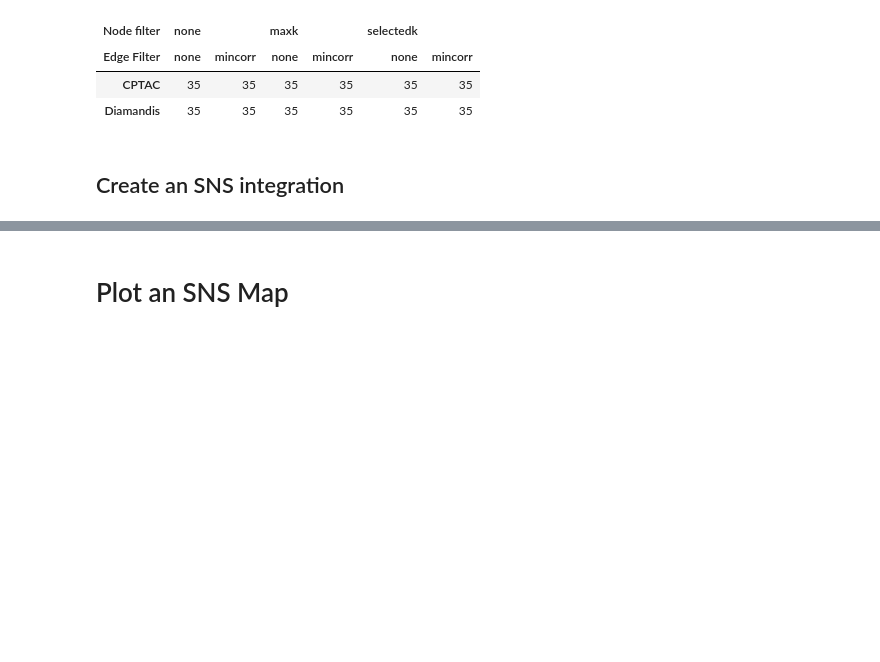
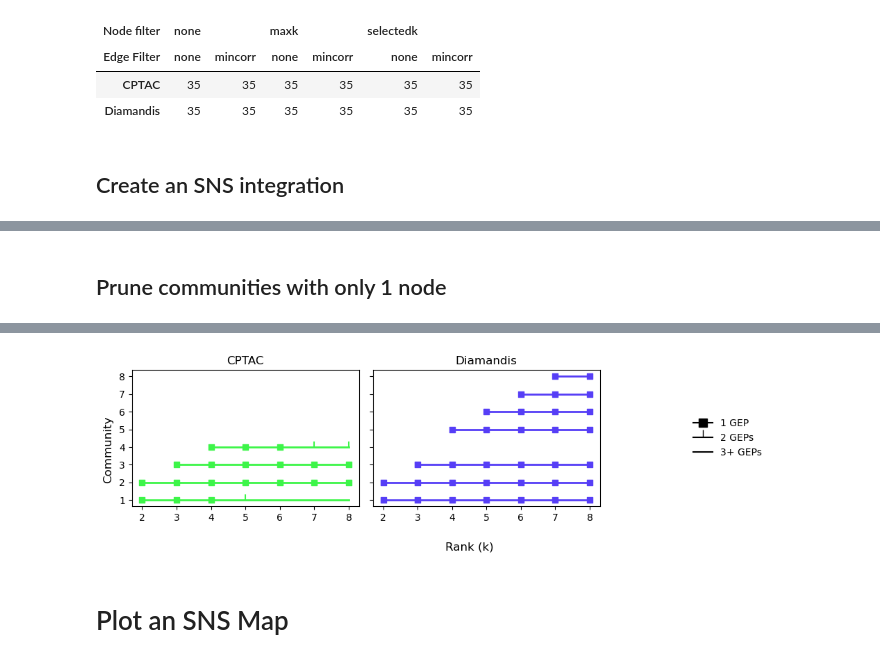
Before and after one commit to MorrissyLab/mosaicMPI, a Jupyter notebook: tutorial/tutorial.ipynb, the cells around one changed output, grey strips where cells are left out. Saved outputs shown, nothing was run; the diff lists cells and outputs as text; code cells hidden in the pictures; blank space fills up the shorter version.

```diff
--- a/tutorial/tutorial.ipynb
+++ b/tutorial/tutorial.ipynb
@@ -288,0 +292,6 @@ fig = cn.plot_community_by_dataset_rank(snsmap, colors)
+# %% [markdown]
+## Prune communities with only 1 node
+# %%
+snsmap.prune_communities(min_nodes = 2)
+fig = cn.plot_community_by_dataset_rank(snsmap, colors)
+# %% [output]
@@ -289,3 +299,4 @@ fig = cn.plot_community_by_dataset_rank(snsmap, colors)
+[figure, added]
 # %% [markdown]
 # Plot an SNS Map
 # %%
```
Also changed, not shown: parts of 29 cells of this notebook, 3 other files.
